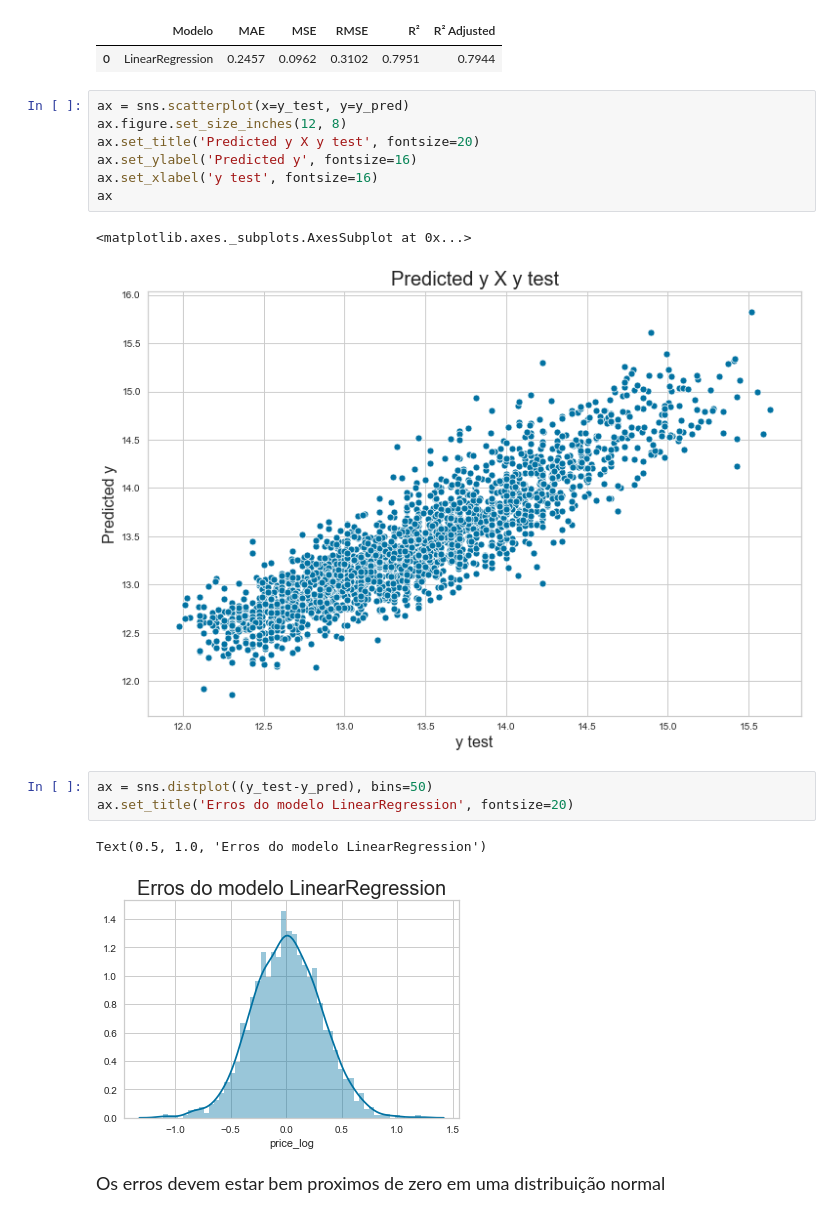
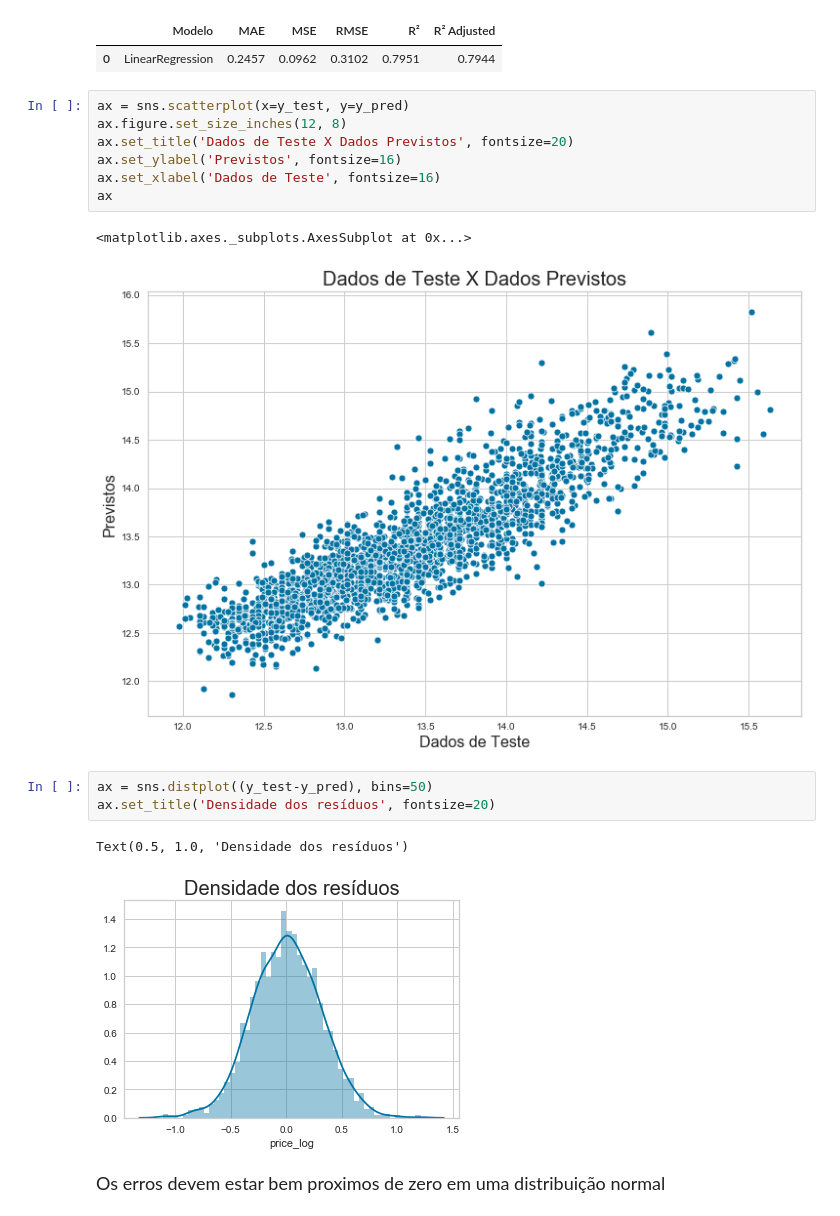
Before and after one commit to anderson-vasconcelos/previsao_do_preco_de_venda_de_apartamentos_da_cidade_de_sao_paulo, a Jupyter notebook: 4 - Criação dos Modelos.ipynb, the cells around one changed output. Saved outputs shown, nothing was run; the diff lists cells and outputs as text.

```diff
--- a/4 - Criação dos Modelos.ipynb
+++ b/4 - Criação dos Modelos.ipynb
@@ -180,19 +185,19 @@ modelo_metricas
 # %%
 ax = sns.scatterplot(x=y_test, y=y_pred)
 ax.figure.set_size_inches(12, 8)
-ax.set_title('Predicted y X y test', fontsize=20)
-ax.set_ylabel('Predicted y', fontsize=16)
-ax.set_xlabel('y test', fontsize=16)
+ax.set_title('Dados de Teste X Dados Previstos', fontsize=20)
+ax.set_ylabel('Previstos', fontsize=16)
+ax.set_xlabel('Dados de Teste', fontsize=16)
 ax
 # %% [output]
 <matplotlib.axes._subplots.AxesSubplot at 0x...>
-[figure, old version]
+[figure, new version]
 # %%
 ax = sns.distplot((y_test-y_pred), bins=50)
-ax.set_title('Erros do modelo LinearRegression', fontsize=20)
+ax.set_title('Densidade dos resíduos', fontsize=20)
 # %% [output]
-Text(0.5, 1.0, 'Erros do modelo LinearRegression')
+Text(0.5, 1.0, 'Densidade dos resíduos')
-[figure, old version]
+[figure, new version]
 # %% [markdown]
 <p style='font-size: 18px; line-height: 2; margin: 10px 50px; text-align: justify;'>Os erros devem estar bem proximos de zero em uma distribuição normal</p>
 # %%
```
Also changed, not shown: parts of 11 cells of this notebook.
